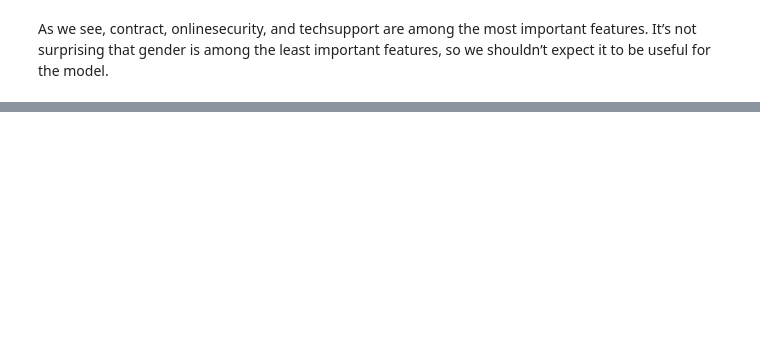
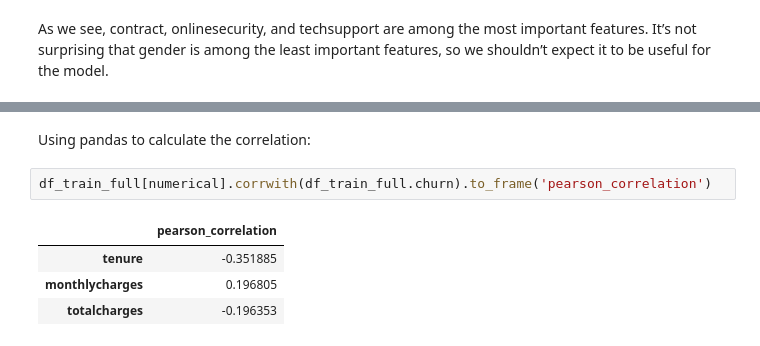
Before and after one commit to marcosbenicio/data-science, a Jupyter notebook: 02Classification/churn.ipynb, the cells around one changed output, grey strips where cells are left out. Saved outputs shown, nothing was run; the diff lists cells and outputs as text; blank space fills up the shorter version.

```diff
--- a/02Classification/churn.ipynb
+++ b/02Classification/churn.ipynb
@@ -540,0 +609,9 @@ important features. It’s not surprising that gender is among the least importa
+# %% [markdown]
+Using pandas to calculate the correlation:
+# %%
+df_train_full[numerical].corrwith(df_train_full.churn).to_frame('pearson_correlation')
+# %% [output]
+|  | pearson_correlation |
+| tenure | -0.351885 |
+| monthlycharges | 0.196805 |
+| totalcharges | -0.196353 |
```
Also changed, not shown: parts of 15 cells of this notebook.
